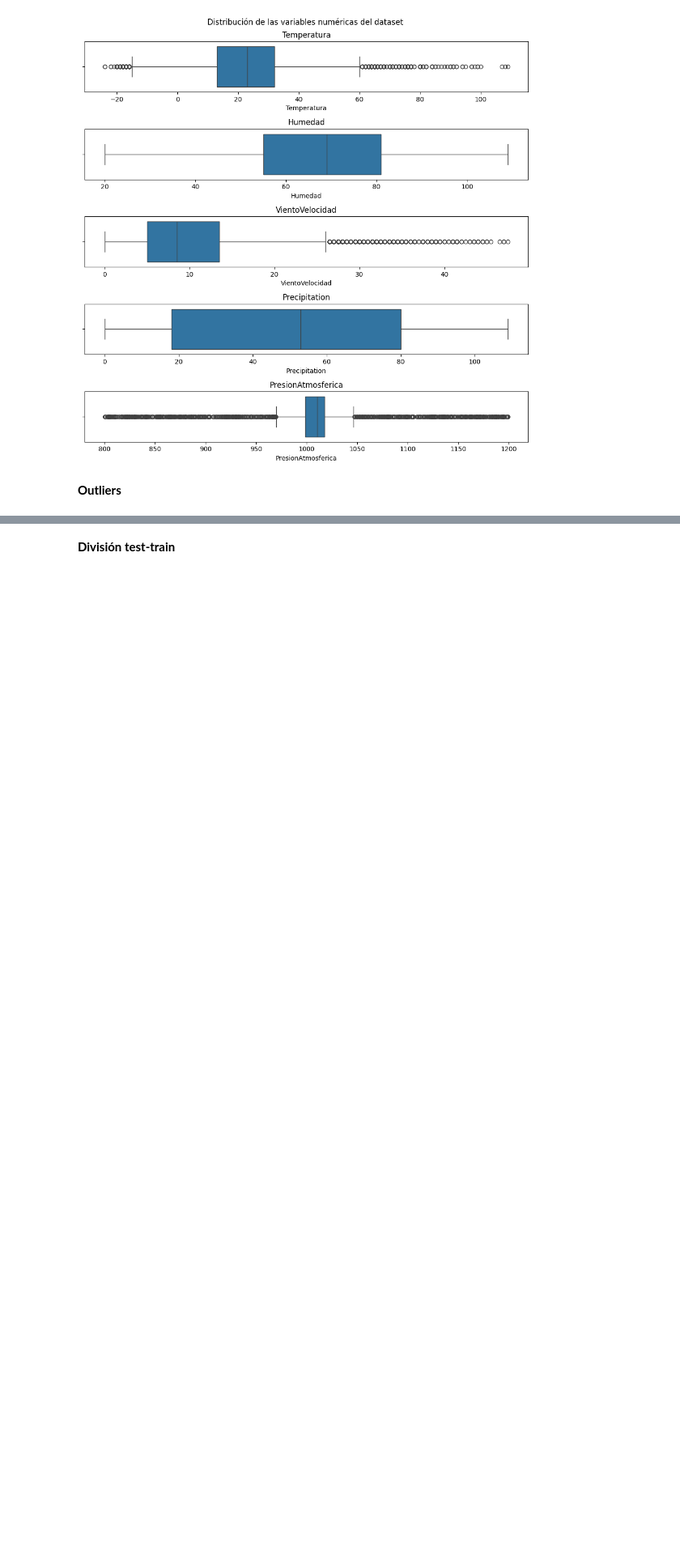
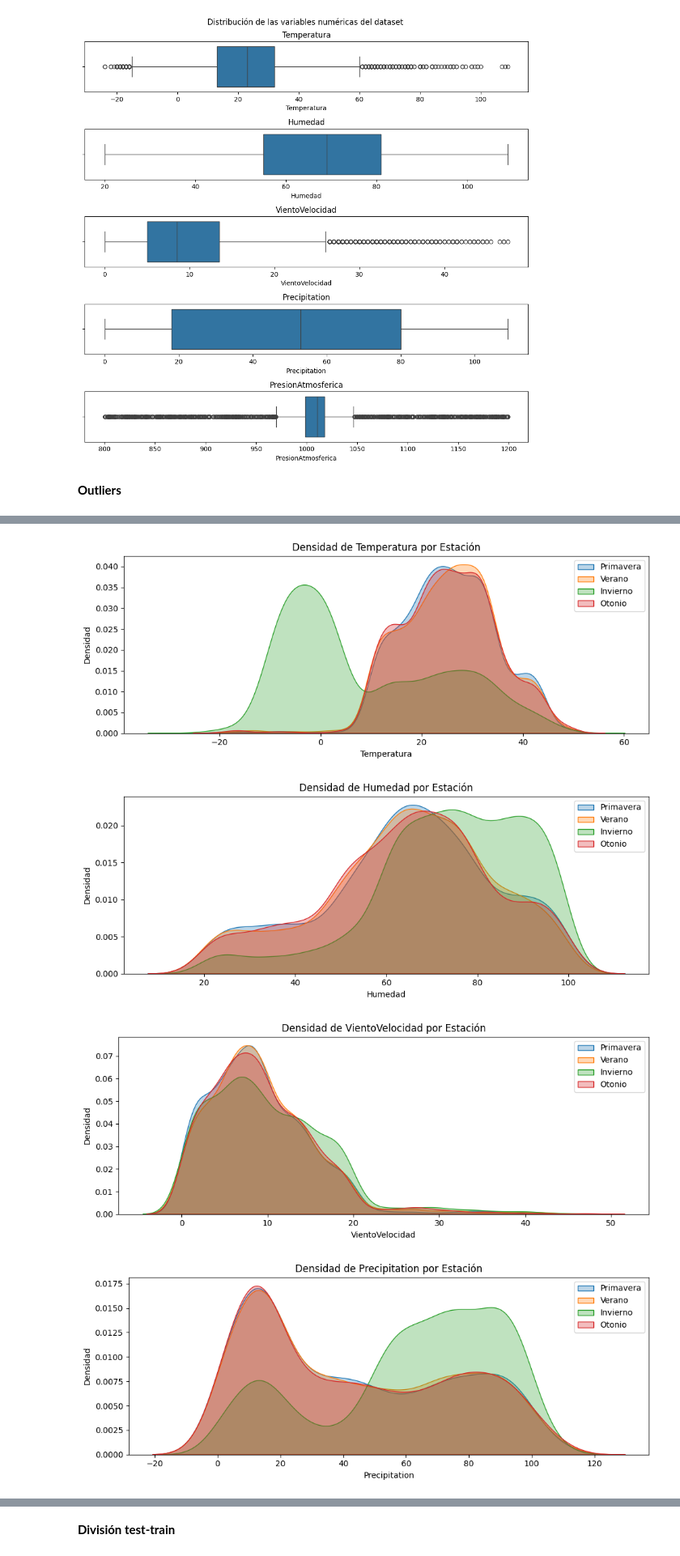
Before and after one commit to juanachies/TP3_Mineria, a Jupyter notebook: tp.ipynb, the cells around one changed output, grey strips where cells are left out. Shown at 81% size. Cells and saved outputs as stored; diff of their text form; code cells hidden in the pictures; blank space fills up the shorter version.

```diff
--- a/tp.ipynb
+++ b/tp.ipynb
@@ -190,0 +190,16 @@ plt.show()
+# %%
+for col in columnas_numericas:
+    plt.figure(figsize=(10, 4))
+    for est in df['Estacion'].unique():
+        sns.kdeplot(df[df['Estacion'] == est][col], label=est, fill=True, alpha=0.3)
+    plt.title(f'Densidad de {col} por Estación')
+    plt.xlabel(col)
+    plt.ylabel("Densidad")
+    plt.legend()
+    plt.tight_layout()
+    plt.show()
+# %% [output]
+[figure, added]
+[figure, added]
+[figure, added]
+[figure, added]
```
Also changed, not shown: parts of 35 cells of this notebook.
